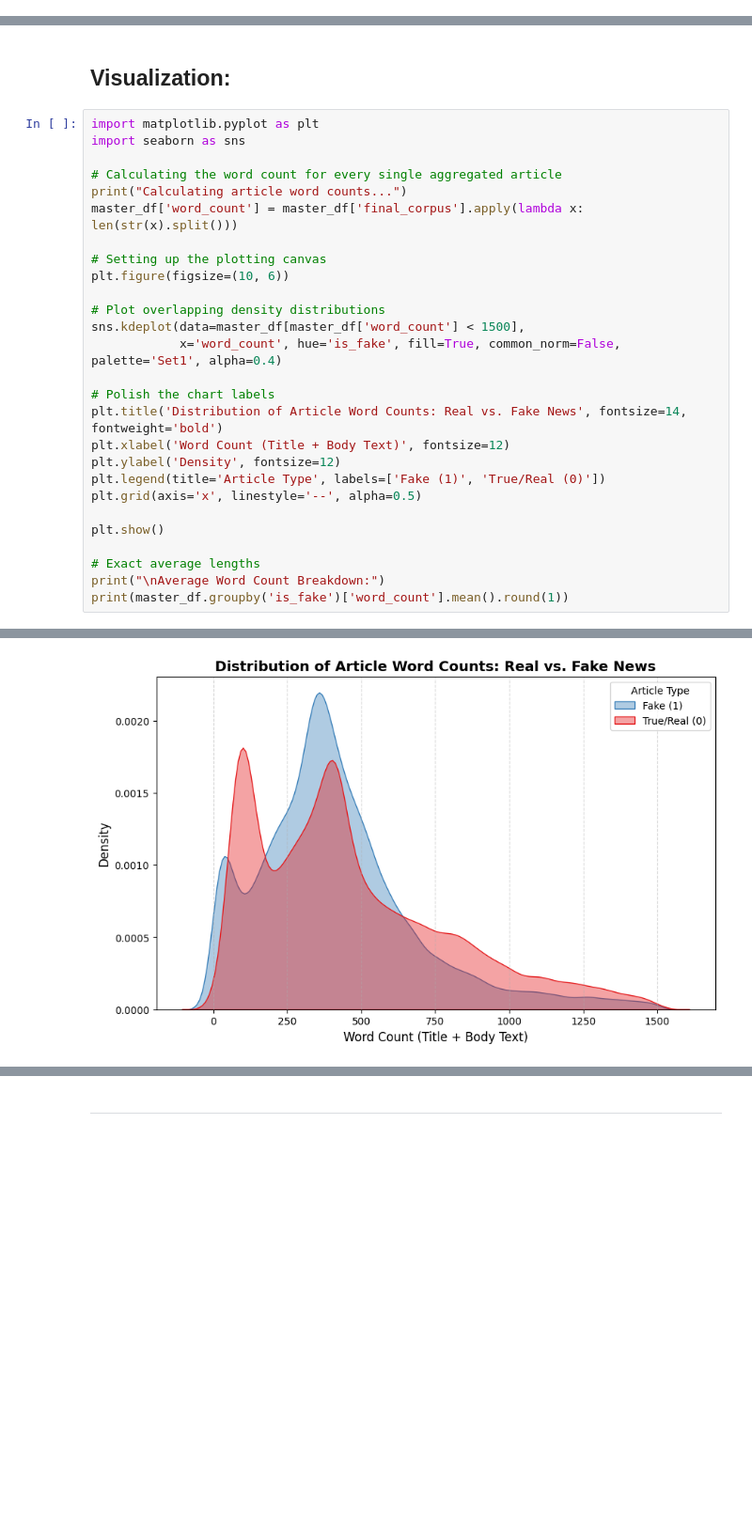
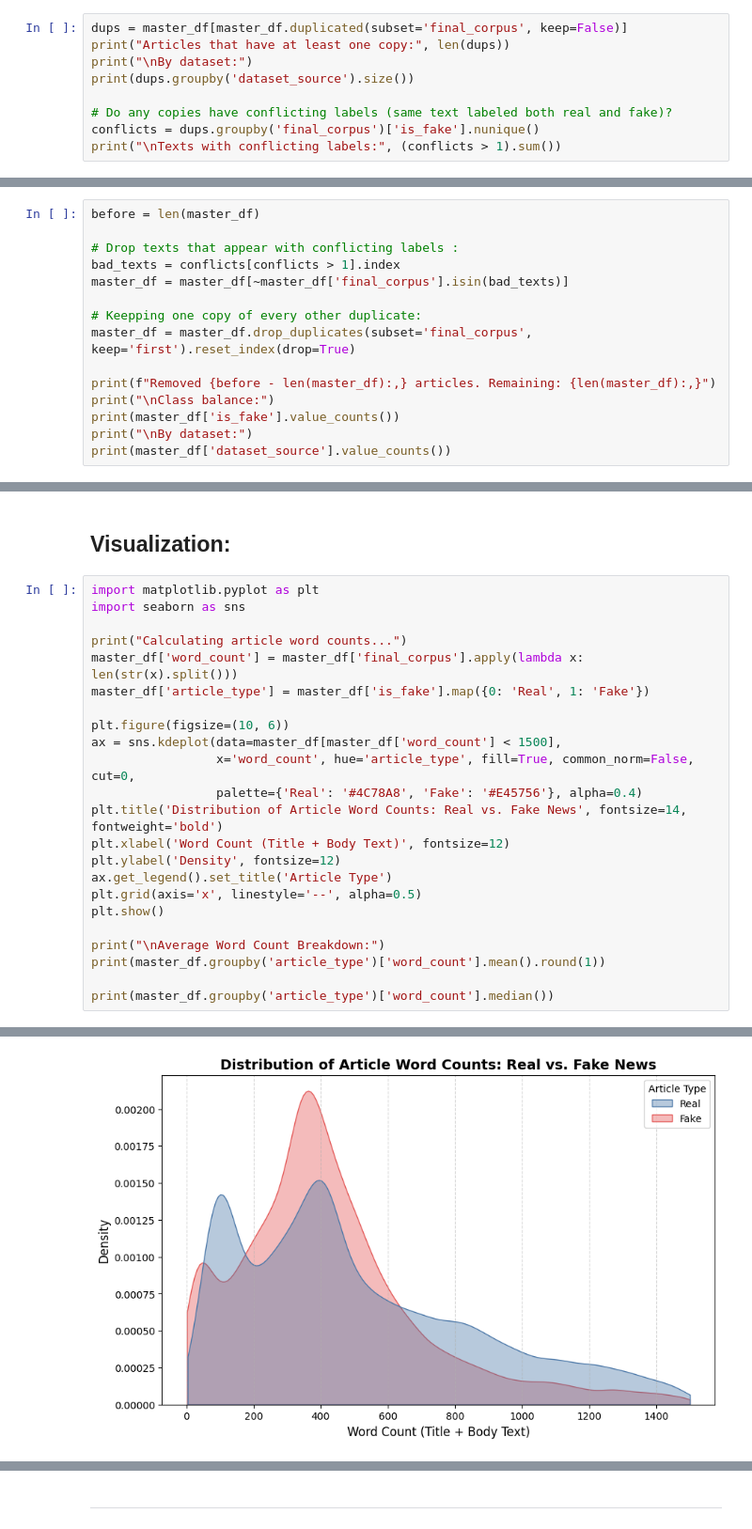
Before and after one commit to almendraapolaya/The-Critical-Eye, a Jupyter notebook: notebooks/01_exploratory_analysis.ipynb, the cells around one changed output, grey strips where cells are left out. Shown at 94% size. Saved outputs shown, nothing was run; the diff lists cells and outputs as text; blank space fills up the shorter version.

```diff
--- a/notebooks/01_exploratory_analysis.ipynb
+++ b/notebooks/01_exploratory_analysis.ipynb
@@ -168,0 +230,9 @@ Name: proportion, dtype: str
+# %%
+dups = master_df[master_df.duplicated(subset='final_corpus', keep=False)]
+print("Articles that have at least one copy:", len(dups))
+print("\nBy dataset:")
+print(dups.groupby('dataset_source').size())
+
+# Do any copies have conflicting labels (same text labeled both real and fake)?
+conflicts = dups.groupby('final_corpus')['is_fake'].nunique()
+print("\nTexts with conflicting labels:", (conflicts > 1).sum())
@@ -168,0 +251,15 @@ Name: proportion, dtype: str
+# %%
+before = len(master_df)
+
+# Drop texts that appear with conflicting labels :
+bad_texts = conflicts[conflicts > 1].index
+master_df = master_df[~master_df['final_corpus'].isin(bad_texts)]
+
+# Keepping one copy of every other duplicate:
+master_df = master_df.drop_duplicates(subset='final_corpus', keep='first').reset_index(drop=True)
+
+print(f"Removed {before - len(master_df):,} articles. Remaining: {len(master_df):,}")
+print("\nClass balance:")
+print(master_df['is_fake'].value_counts())
+print("\nBy dataset:")
+print(master_df['dataset_source'].value_counts())
@@ -171,31 +284,27 @@ Name: proportion, dtype: str
 # %%
 import matplotlib.pyplot as plt
 import seaborn as sns
 
-# Calculating the word count for every single aggregated article
 print("Calculating article word counts...")
 master_df['word_count'] = master_df['final_corpus'].apply(lambda x: len(str(x).split()))
+master_df['article_type'] = master_df['is_fake'].map({0: 'Real', 1: 'Fake'})
 
-# Setting up the plotting canvas
 plt.figure(figsize=(10, 6))
-
-# Plot overlapping density distributions
-sns.kdeplot(data=master_df[master_df['word_count'] < 1500],
-            x='word_count', hue='is_fake', fill=True, common_norm=False, palette='Set1', alpha=0.4)
-
-# Polish the chart labels
+ax = sns.kdeplot(data=master_df[master_df['word_count'] < 1500],
+                 x='word_count', hue='article_type', fill=True, common_norm=False, cut=0,
+                 palette={'Real': '#4C78A8', 'Fake': '#E45756'}, alpha=0.4)
 plt.title('Distribution of Article Word Counts: Real vs. Fake News', fontsize=14, fontweight='bold')
 plt.xlabel('Word Count (Title + Body Text)', fontsize=12)
 plt.ylabel('Density', fontsize=12)
-plt.legend(title='Article Type', labels=['Fake (1)', 'True/Real (0)'])
+ax.get_legend().set_title('Article Type')
 plt.grid(axis='x', linestyle='--', alpha=0.5)
-
 plt.show()
 
-# Exact average lengths
 print("\nAverage Word Count Breakdown:")
-print(master_df.groupby('is_fake')['word_count'].mean().round(1))
+print(master_df.groupby('article_type')['word_count'].mean().round(1))
+
+print(master_df.groupby('article_type')['word_count'].median())
 # %% [output]
 Calculating article word counts...
-[figure, old version]
+[figure, new version]
 Average Word Count Breakdown:
```
Also changed, not shown: parts of 20 cells of this notebook, 2 other files.
